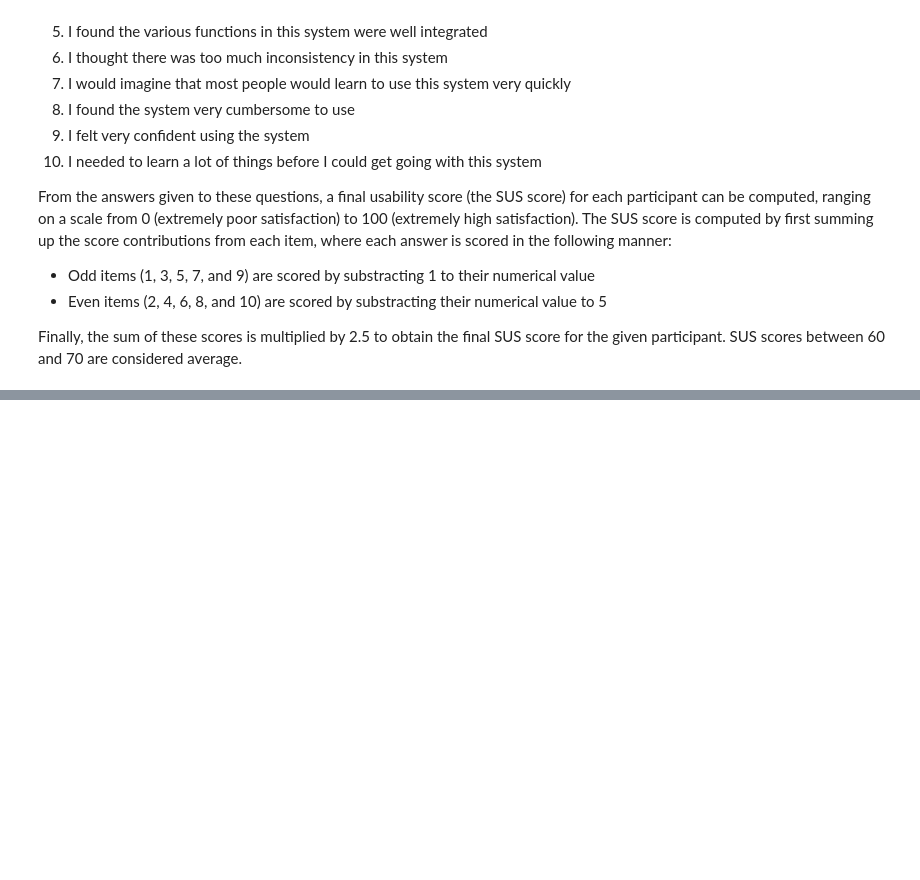
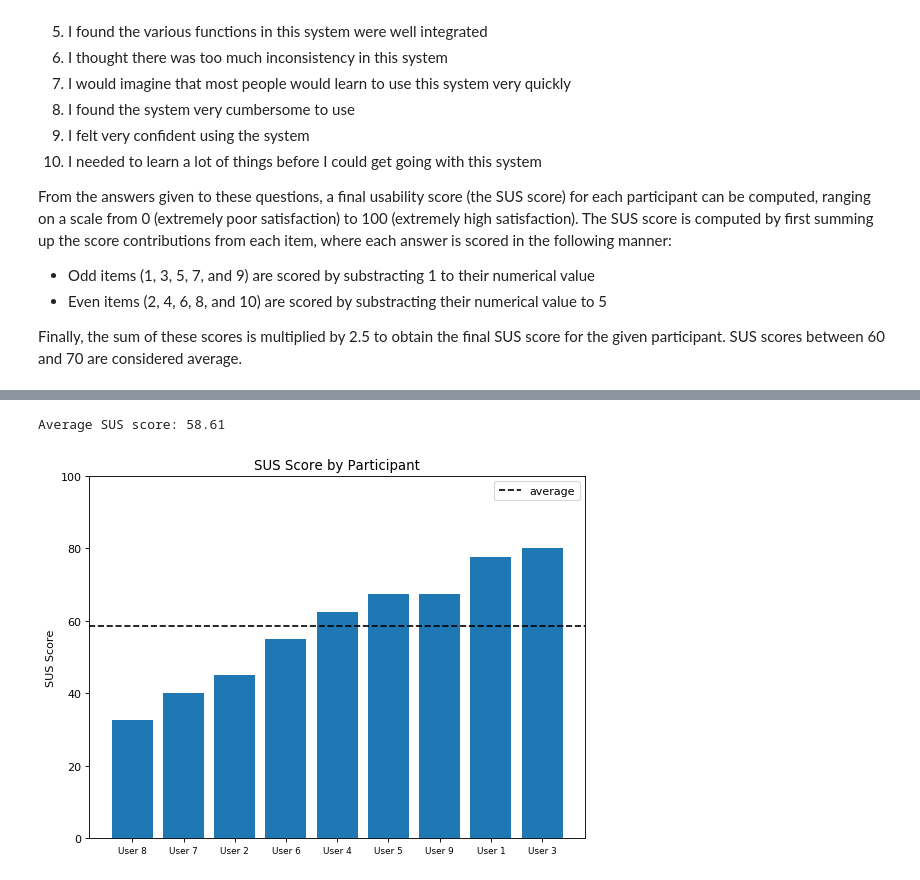
Before and after one commit to tomurillo/AUDiaL, a Jupyter notebook: docs/evaluation/evaluation_report.ipynb, the cells around one changed output, grey strips where cells are left out. Drawn from its saved outputs; the diff is of its cells as text; code cells hidden in the pictures; blank space fills up the shorter version.

```diff
--- a/docs/evaluation/evaluation_report.ipynb
+++ b/docs/evaluation/evaluation_report.ipynb
@@ -338,0 +340,26 @@ plt.show()
+# %%
+# Compute SUS score for each user and fetch usernames
+sus_scores = np.sum(np.array(sus_scores_all), axis=0) * 2.5
+usernames = np.array(['User {}'.format(i) for i in eval_data[:]['Name'.format(i)]])
+# Compute SUS score average
+sus_avg = np.mean(sus_scores)
+print('Average SUS score: {:05.2f}'.format(sus_avg))
+# Sort both arrays according to SUS score
+idx_sort = sus_scores.argsort()
+sus_sorted = sus_scores[idx_sort]
+users_sorted = usernames[idx_sort]
+# Plot all
+fig = plt.figure(figsize=(8, 6), dpi=80, facecolor='w', edgecolor='k')
+x = range(len(usernames))
+plt.bar(x, sus_sorted)
+plt.axhline(y=sus_avg, color='k', linestyle='--', label='average')
+plt.xticks(x, users_sorted)
+plt.xticks(fontsize=8)
+plt.ylim(0, 100)
+plt.legend(loc='upper right')
+plt.ylabel('SUS Score')
+plt.title('SUS Score by Participant')
+plt.show()
+# %% [output]
+Average SUS score: 58.61
+[figure, added]
```
Also changed, not shown: parts of 7 cells of this notebook, 1 other file.
